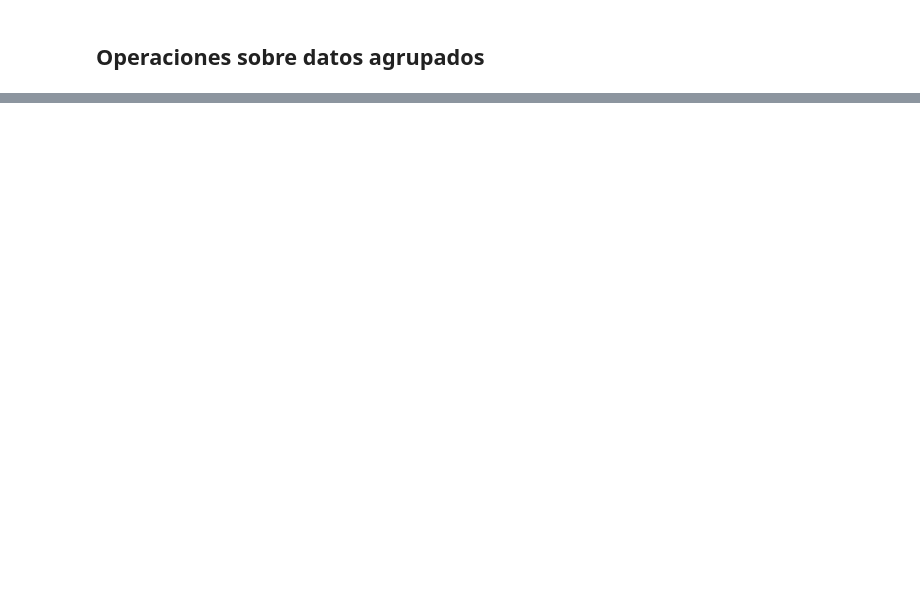
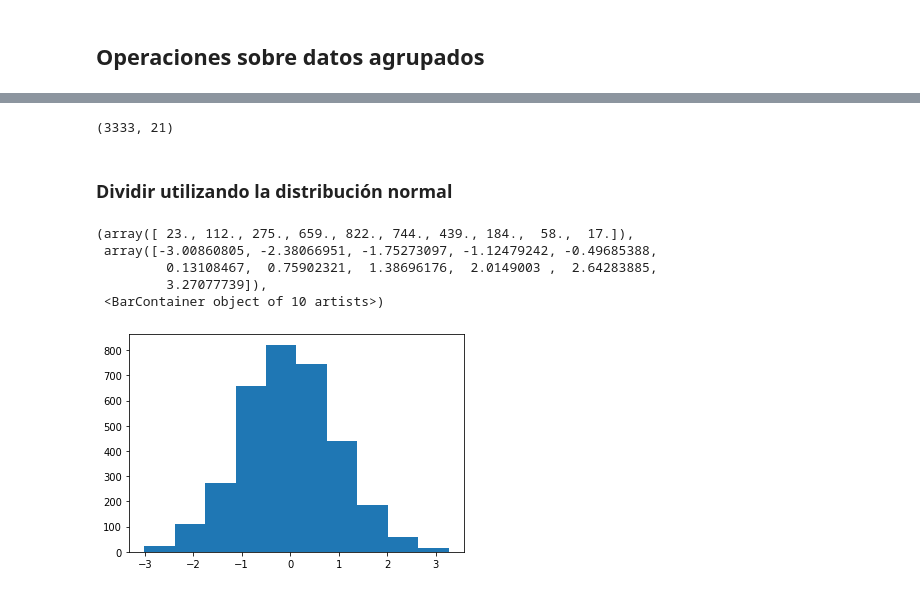
Before and after one commit to rcsoso/MACHINE-LEARNING---UDEMY, a Jupyter notebook: src/T2 - 3 - Data Cleaning - Agrupación de datos.ipynb, the cells around one changed output, grey strips where cells are left out. Saved outputs shown, nothing was run; the diff lists cells and outputs as text; code cells hidden in the pictures; blank space fills up the shorter version.

```diff
--- a/src/T2 - 3 - Data Cleaning - Agrupación de datos.ipynb
+++ b/src/T2 - 3 - Data Cleaning - Agrupación de datos.ipynb
@@ -285,0 +422,6 @@ doble_agrupacion.aggregate([lambda x: np.mean(x)/np.std(x)])
+# %%
+mainpath = mainpath = "/Users/Ricar/Documents/Proyectos/MACHINE LEARNING - UDEMY/Datasets"
+filename = "customer-churn-model/Customer Churn Model.txt"
+fullpath = os.path.join(mainpath,filename)
+# %%
+data = pd.read_csv(fullpath)
@@ -285,0 +438,17 @@ doble_agrupacion.aggregate([lambda x: np.mean(x)/np.std(x)])
+# %%
+data.shape
+# %% [output]
+(3333, 21)
+# %% [markdown]
+### Dividir utilizando la distribución normal
+# %%
+a  = np.random.randn(len(data))
+# %%
+plt.hist(a)
+# %% [output]
+(array([ 23., 112., 275., 659., 822., 744., 439., 184.,  58.,  17.]),
+ array([-3.00860805, -2.38066951, -1.75273097, -1.12479242, -0.49685388,
+         0.13108467,  0.75902321,  1.38696176,  2.0149003 ,  2.64283885,
+         3.27077739]),
+ <BarContainer object of 10 artists>)
+[figure, added]
```
Also changed, not shown: parts of 58 cells of this notebook.
